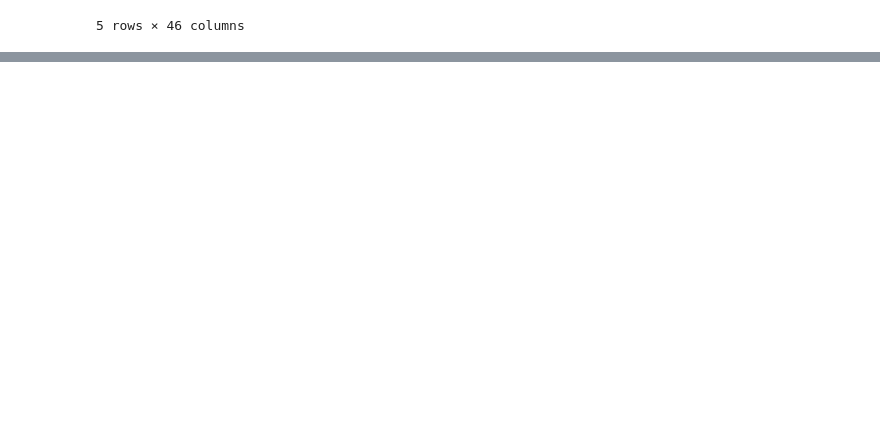
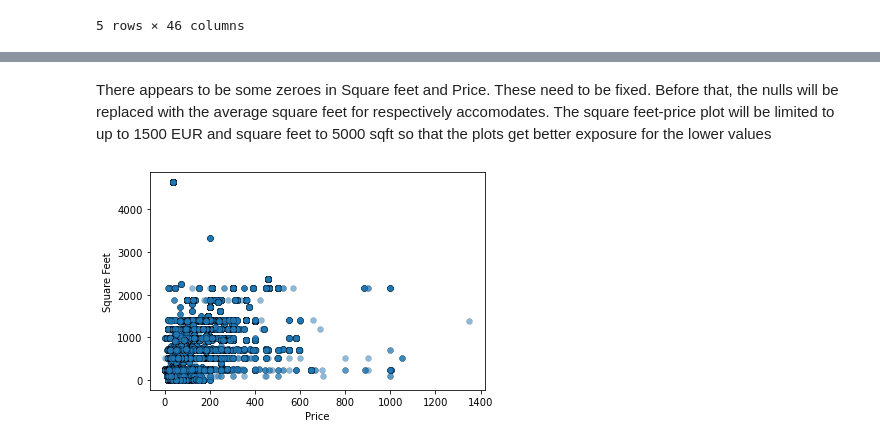
Before and after one commit to alexiska/Predict-renting-price-Airbnb-Berlin, a Jupyter notebook: Notebook/Prediction model Airbnb in Berlin.ipynb, the cells around one changed output, grey strips where cells are left out. Drawn from its saved outputs; the diff is of its cells as text; code cells hidden in the pictures; blank space fills up the shorter version.

```diff
--- a/Notebook/Prediction model Airbnb in Berlin.ipynb
+++ b/Notebook/Prediction model Airbnb in Berlin.ipynb
@@ -259,0 +103,14 @@ f.corr()
+# %% [markdown]
+There appears to be some zeroes in Square feet and Price. These need to be fixed. Before that, the nulls will be replaced with the average square feet for respectively accomodates.
+The square feet-price plot will be limited to up to 1500 EUR and square feet to 5000 sqft so that the plots get better exposure for the lower values
+# %%
+df['Square Feet'] = df.groupby(['Accomodates'])['Square Feet'].apply(lambda x: x.fillna(x.mean()))
+
+df_reduced = df[(df['Price']<1500) & (df['Square Feet'] <5000)]
+plt.scatter(df_reduced['Price'],df_reduced['Square Feet'],alpha=0.5,linewidths=0.2, edgecolors='Black')
+
+plt.xlabel('Price')
+plt.ylabel('Square Feet')
+plt.show()
+# %% [output]
+[figure, added]
```
Also changed, not shown: parts of 58 cells of this notebook.
